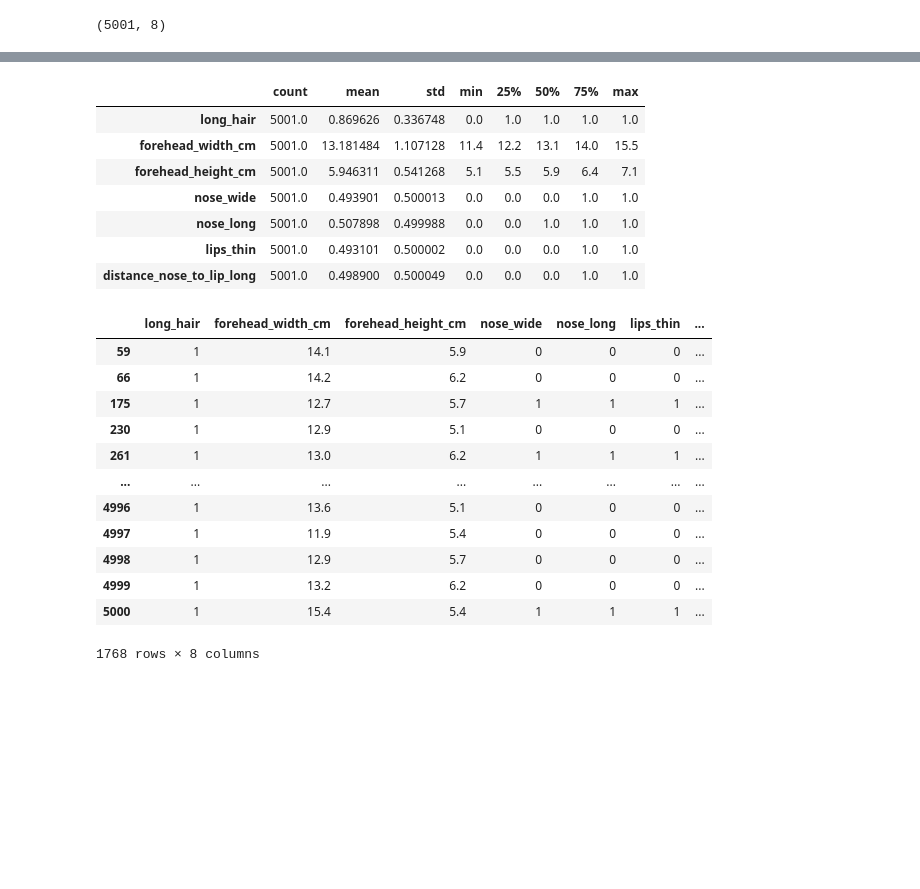
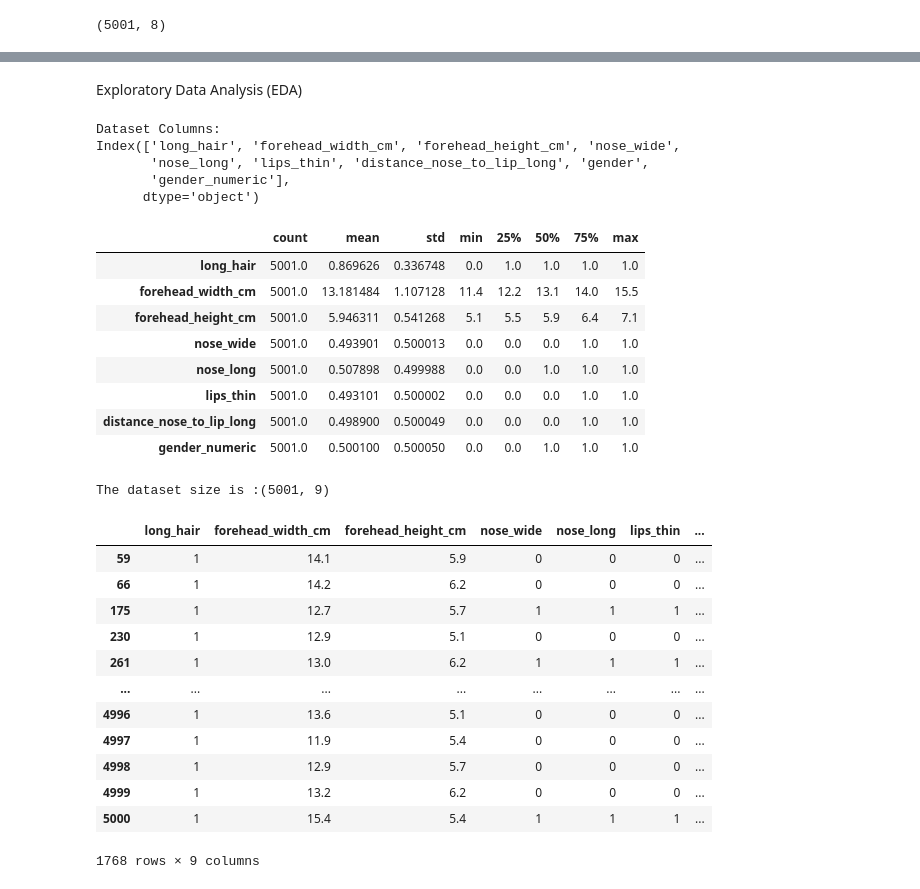
Before and after one commit to RachanaMaskey/Gender-Classification, a Jupyter notebook: Basics.ipynb, the cells around one changed output, grey strips where cells are left out. Drawn from its saved outputs; the diff is of its cells as text; code cells hidden in the pictures; blank space fills up the shorter version.

```diff
--- a/Basics.ipynb
+++ b/Basics.ipynb
@@ -4,8 +4,8 @@ import pandas as pd
 import numpy as np
 import matplotlib.pyplot as plt
 # %%
-ds = pd.read_csv("./gender_classfication_data/gender_classification_v7.csv")
-ds
+gender_data = pd.read_csv("./gender_classfication_data/gender_classification.csv")
+gender_data
 # %% [output]
 |  | long_hair | forehead_width_cm | forehead_height_cm | nose_wide | nose_long | lips_thin | ... |
 | 0 | 1 | 11.8 | 6.1 | 1 | 0 | 1 | ... |
@@ -34,2 +45,6 @@ ds.shape
 # %% [output]
 (5001, 8)
+# %%
+gender_mapping = {'Male': 0, 'Female': 1}
+gender_data['gender_numeric'] = gender_data['gender'].map(gender_mapping)
+gender_data.head()
@@ -36,27 +58,42 @@ ds.shape
+# %% [markdown]
+Exploratory Data Analysis (EDA)
+# %%
+print (f"Dataset Columns:\n{gender_data.columns}")
+# %% [output]
+Dataset Columns:
+Index(['long_hair', 'forehead_width_cm', 'forehead_height_cm', 'nose_wide',
+       'nose_long', 'lips_thin', 'distance_nose_to_lip_long', 'gender',
+       'gender_numeric'],
+      dtype='object')
 # %%
-ds.describe().T
+gender_data.describe().T
 # %% [output]
 |  | count | mean | std | min | 25% | 50% | 75% | max |
 | long_hair | 5001.0 | 0.869626 | 0.336748 | 0.0 | 1.0 | 1.0 | 1.0 | 1.0 |
 | forehead_width_cm | 5001.0 | 13.181484 | 1.107128 | 11.4 | 12.2 | 13.1 | 14.0 | 15.5 |
 | forehead_height_cm | 5001.0 | 5.946311 | 0.541268 | 5.1 | 5.5 | 5.9 | 6.4 | 7.1 |
 | nose_wide | 5001.0 | 0.493901 | 0.500013 | 0.0 | 0.0 | 0.0 | 1.0 | 1.0 |
 | nose_long | 5001.0 | 0.507898 | 0.499988 | 0.0 | 0.0 | 1.0 | 1.0 | 1.0 |
 | lips_thin | 5001.0 | 0.493101 | 0.500002 | 0.0 | 0.0 | 0.0 | 1.0 | 1.0 |
 | distance_nose_to_lip_long | 5001.0 | 0.498900 | 0.500049 | 0.0 | 0.0 | 0.0 | 1.0 | 1.0 |
+| gender_numeric | 5001.0 | 0.500100 | 0.500050 | 0.0 | 0.0 | 1.0 | 1.0 | 1.0 |
-# %%
-ds[ds.duplicated()]
-# %% [output]
-|  | long_hair | forehead_width_cm | forehead_height_cm | nose_wide | nose_long | lips_thin | ... |
-| 59 | 1 | 14.1 | 5.9 | 0 | 0 | 0 | ... |
-| 66 | 1 | 14.2 | 6.2 | 0 | 0 | 0 | ... |
-| 175 | 1 | 12.7 | 5.7 | 1 | 1 | 1 | ... |
-| 230 | 1 | 12.9 | 5.1 | 0 | 0 | 0 | ... |
-| 261 | 1 | 13.0 | 6.2 | 1 | 1 | 1 | ... |
-| ... | ... | ... | ... | ... | ... | ... | ... |
-| 4996 | 1 | 13.6 | 5.1 | 0 | 0 | 0 | ... |
-| 4997 | 1 | 11.9 | 5.4 | 0 | 0 | 0 | ... |
-| 4998 | 1 | 12.9 | 5.7 | 0 | 0 | 0 | ... |
-| 4999 | 1 | 13.2 | 6.2 | 0 | 0 | 0 | ... |
-| 5000 | 1 | 15.4 | 5.4 | 1 | 1 | 1 | ... |
-1768 rows × 8 columns
+# %%
+print (f"The dataset size is :{gender_data.shape}")
+# %% [output]
+The dataset size is :(5001, 9)
+# %%
+gender_data[gender_data.duplicated()]
+# %% [output]
+|  | long_hair | forehead_width_cm | forehead_height_cm | nose_wide | nose_long | lips_thin | ... |
+| 59 | 1 | 14.1 | 5.9 | 0 | 0 | 0 | ... |
+| 66 | 1 | 14.2 | 6.2 | 0 | 0 | 0 | ... |
+| 175 | 1 | 12.7 | 5.7 | 1 | 1 | 1 | ... |
+| 230 | 1 | 12.9 | 5.1 | 0 | 0 | 0 | ... |
+| 261 | 1 | 13.0 | 6.2 | 1 | 1 | 1 | ... |
+| ... | ... | ... | ... | ... | ... | ... | ... |
+| 4996 | 1 | 13.6 | 5.1 | 0 | 0 | 0 | ... |
+| 4997 | 1 | 11.9 | 5.4 | 0 | 0 | 0 | ... |
+| 4998 | 1 | 12.9 | 5.7 | 0 | 0 | 0 | ... |
+| 4999 | 1 | 13.2 | 6.2 | 0 | 0 | 0 | ... |
+| 5000 | 1 | 15.4 | 5.4 | 1 | 1 | 1 | ... |
+1768 rows × 9 columns
```
Also changed, not shown: parts of 12 cells of this notebook, 1 other file.
